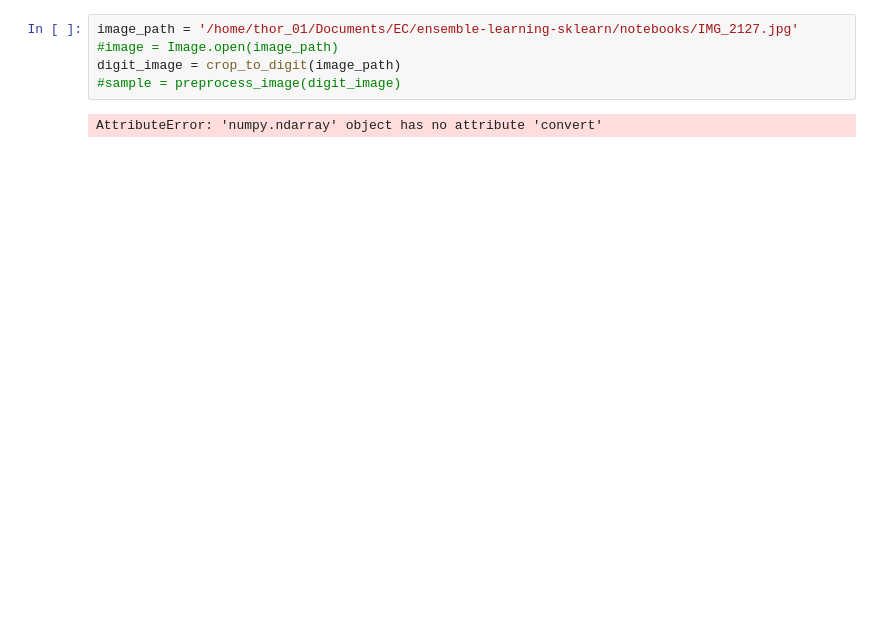
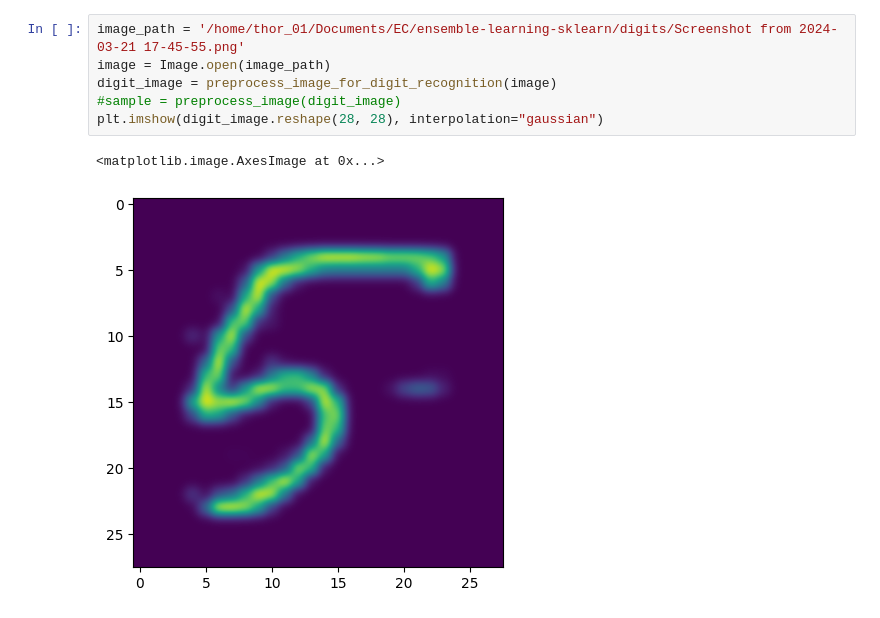
Before and after one commit to SiarheiThor/ensemble-learning-sklearn, a Jupyter notebook: notebooks/dev.ipynb, the cells around one changed output. Cells and saved outputs as stored; diff of their text form; blank space fills up the shorter version.

```diff
--- a/notebooks/dev.ipynb
+++ b/notebooks/dev.ipynb
@@ -53,7 +44,9 @@ def crop_to_digit_preprocess(image_path):
 # %%
-image_path = '/home/thor_01/Documents/EC/ensemble-learning-sklearn/notebooks/IMG_2127.jpg'
-#image = Image.open(image_path)
-digit_image = crop_to_digit(image_path)
+image_path = '/home/thor_01/Documents/EC/ensemble-learning-sklearn/digits/Screenshot from 2024-03-21 17-45-55.png'
+image = Image.open(image_path)
+digit_image = preprocess_image_for_digit_recognition(image)
 #sample = preprocess_image(digit_image)
+plt.imshow(digit_image.reshape(28, 28), interpolation="gaussian")
 # %% [output]
-AttributeError: 'numpy.ndarray' object has no attribute 'convert'
+<matplotlib.image.AxesImage at 0x...>
+[figure, added]
```
Also changed, not shown: parts of 14 cells of this notebook, 2 other files.
